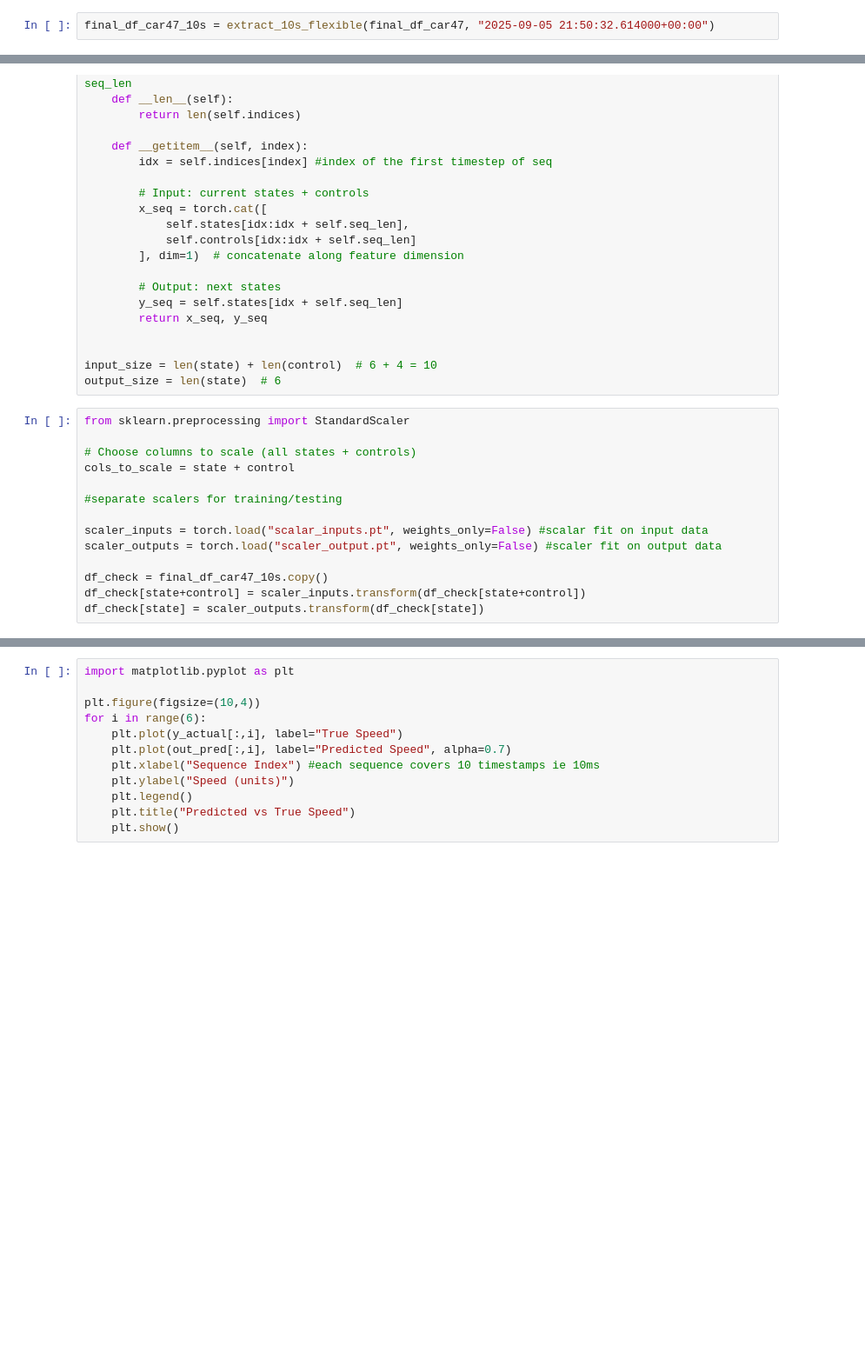
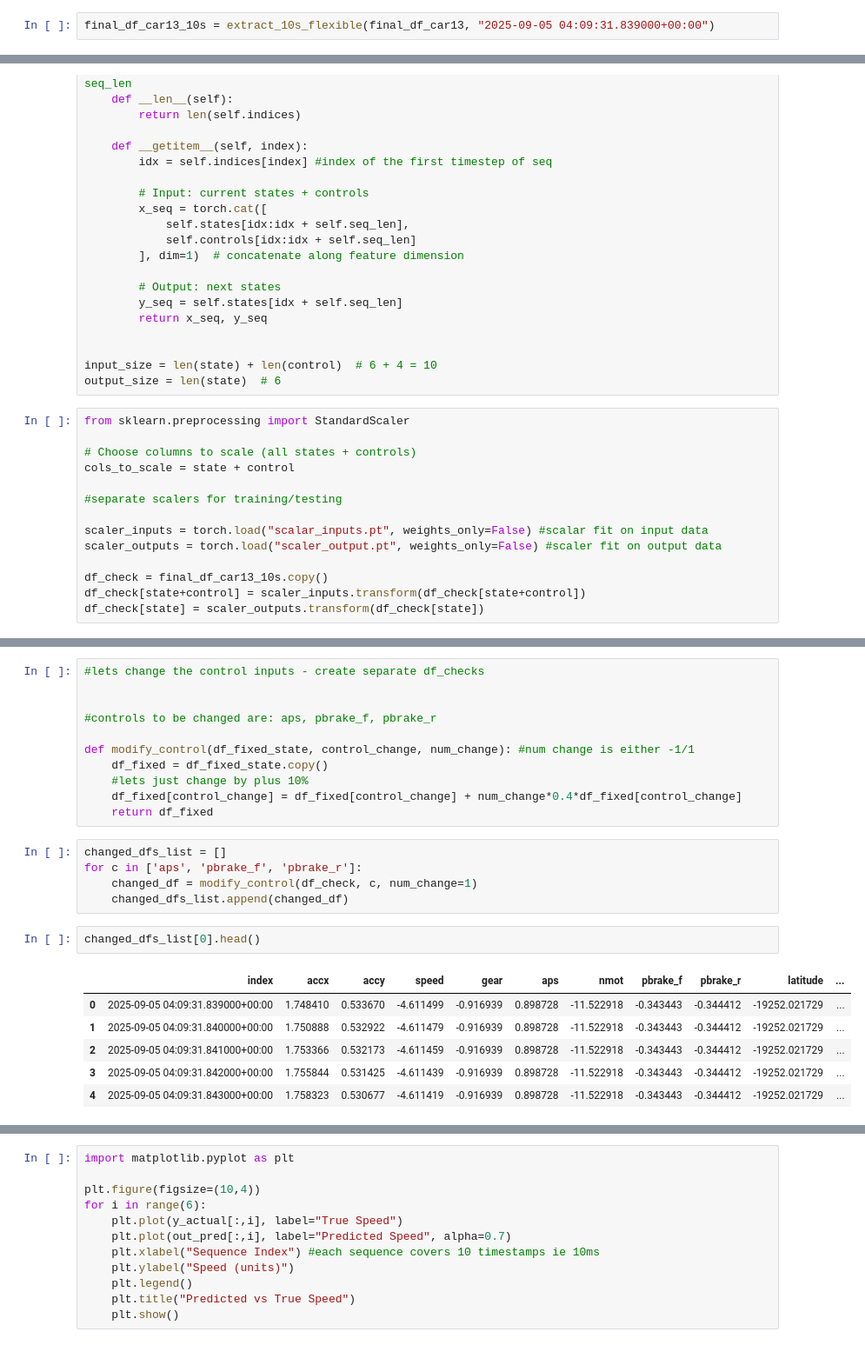
Before and after one commit to UBC-Solar/hack_the_track, a Jupyter notebook: backend/telemetry/data_optimiser_preprocessing.ipynb, the cells around one changed output, grey strips where cells are left out. Shown: that part at 87% size. Saved outputs shown, nothing was run; the diff lists cells and outputs as text; blank space fills up the shorter version.

Commit message:
added simple modify_controls

```diff
--- a/backend/telemetry/data_optimiser_preprocessing.ipynb
+++ b/backend/telemetry/data_optimiser_preprocessing.ipynb
@@ -211,2 +220,2 @@ final_df_car47.head()
 # %%
-final_df_car47_10s = extract_10s_flexible(final_df_car47, "2025-09-05 21:50:32.614000+00:00")
+final_df_car13_10s = extract_10s_flexible(final_df_car13, "2025-09-05 04:09:31.839000+00:00")
@@ -342,6 +336,6 @@ cols_to_scale = state + control
 scaler_inputs = torch.load("scalar_inputs.pt", weights_only=False) #scalar fit on input data
 scaler_outputs = torch.load("scaler_output.pt", weights_only=False) #scaler fit on output data
 
-df_check = final_df_car47_10s.copy()
+df_check = final_df_car13_10s.copy()
 df_check[state+control] = scaler_inputs.transform(df_check[state+control])
 df_check[state] = scaler_outputs.transform(df_check[state])
@@ -347,0 +358,25 @@ df_check[state] = scaler_outputs.transform(df_check[state])
+# %%
+#lets change the control inputs - create separate df_checks
+
+
+#controls to be changed are: aps, pbrake_f, pbrake_r
+
+def modify_control(df_fixed_state, control_change, num_change): #num change is either -1/1
+    df_fixed = df_fixed_state.copy()
+    #lets just change by plus 10%
+    df_fixed[control_change] = df_fixed[control_change] + num_change*0.4*df_fixed[control_change]
+    return df_fixed
+# %%
+changed_dfs_list = []
+for c in ['aps', 'pbrake_f', 'pbrake_r']:
+    changed_df = modify_control(df_check, c, num_change=1)
+    changed_dfs_list.append(changed_df)
+# %%
+changed_dfs_list[0].head()
+# %% [output]
+|  | index | accx | accy | speed | gear | aps | nmot | pbrake_f | pbrake_r | latitude | ... |
+| 0 | 2025-09-05 04:09:31.839000+00:00 | 1.748410 | 0.533670 | -4.611499 | -0.916939 | 0.898728 | -11.522918 | -0.343443 | -0.344412 | -19252.021729 | ... |
+| 1 | 2025-09-05 04:09:31.840000+00:00 | 1.750888 | 0.532922 | -4.611479 | -0.916939 | 0.898728 | -11.522918 | -0.343443 | -0.344412 | -19252.021729 | ... |
+| 2 | 2025-09-05 04:09:31.841000+00:00 | 1.753366 | 0.532173 | -4.611459 | -0.916939 | 0.898728 | -11.522918 | -0.343443 | -0.344412 | -19252.021729 | ... |
+| 3 | 2025-09-05 04:09:31.842000+00:00 | 1.755844 | 0.531425 | -4.611439 | -0.916939 | 0.898728 | -11.522918 | -0.343443 | -0.344412 | -19252.021729 | ... |
+| 4 | 2025-09-05 04:09:31.843000+00:00 | 1.758323 | 0.530677 | -4.611419 | -0.916939 | 0.898728 | -11.522918 | -0.343443 | -0.344412 | -19252.021729 | ... |
```
Also changed, not shown: parts of 13 cells of this notebook.
